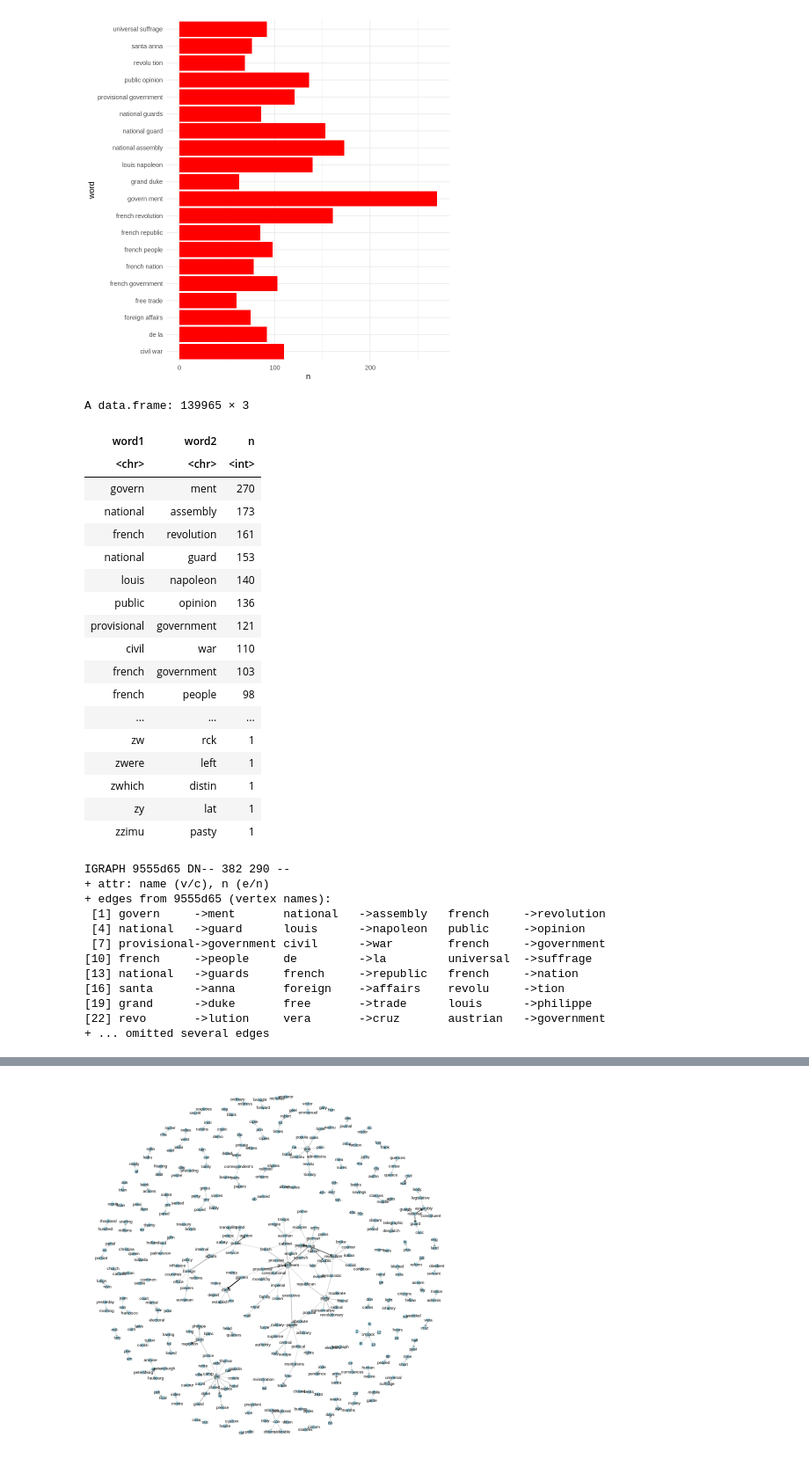
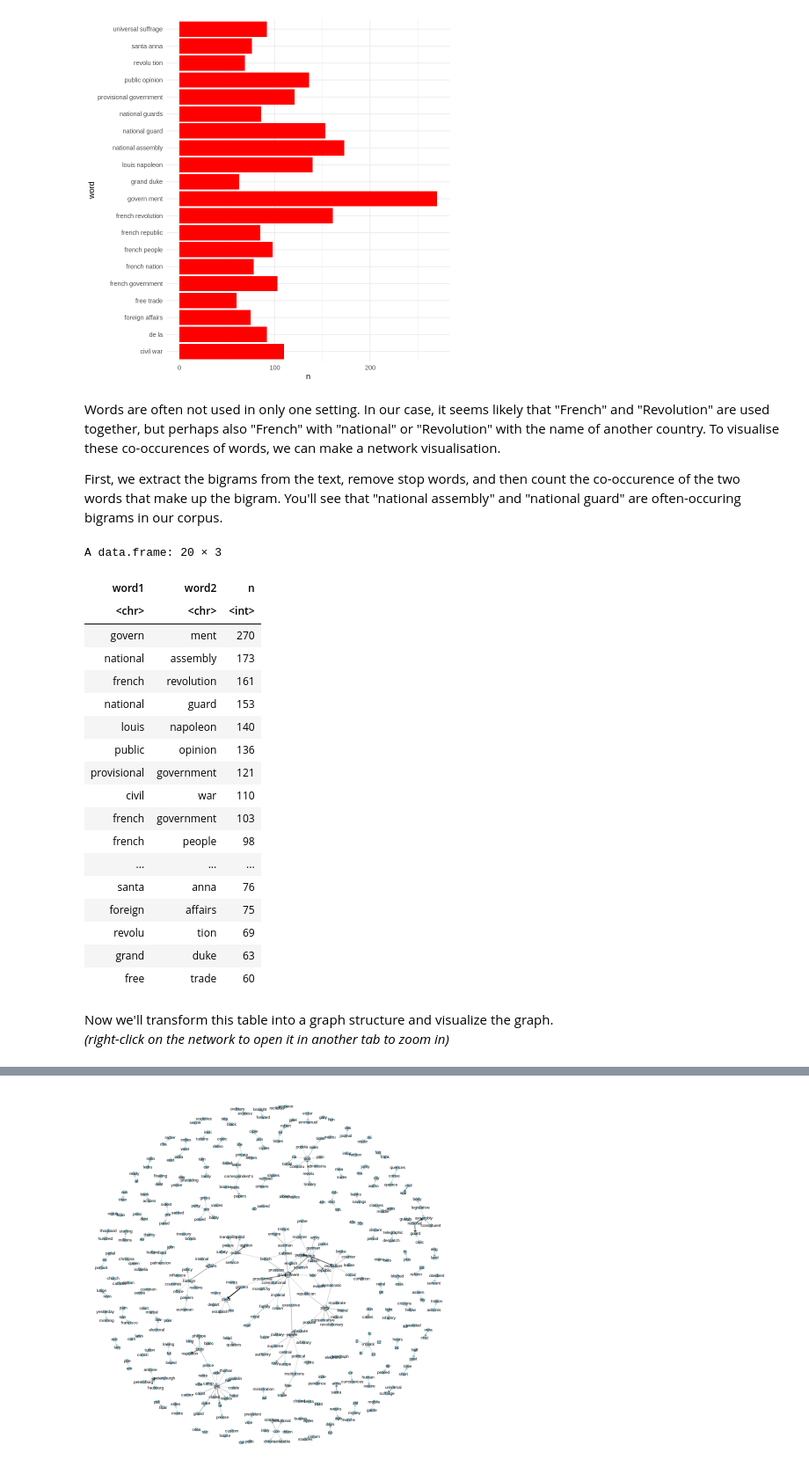
Before and after one commit to RubenSchalk/textcorpora, a Jupyter notebook: i_analyzer_r.ipynb, the cells around one changed output, grey strips where cells are left out. Shown at 88% size. Drawn from its saved outputs; the diff is of its cells as text; code cells hidden in the pictures.

```diff
--- a/i_analyzer_r.ipynb
+++ b/i_analyzer_r.ipynb
@@ -102,52 +108,43 @@ text %>%
   coord_flip()
 # %% [output]
 [figure]
+# %% [markdown]
+Words are often not used in only one setting. In our case, it seems likely that "French" and "Revolution" are used together, but perhaps also "French" with "national" or "Revolution" with the name of another country. To visualise these co-occurences of words, we can make a network visualisation.
+
+
+
+First, we extract the bigrams from the text, remove stop words, and then count the co-occurence of the two words that make up the bigram. You'll see that "national assembly" and "national guard" are often-occuring bigrams in our corpus.
 # %%
 bigram_counts <- text %>%
   unnest_tokens(bigram, txt, token = "ngrams", n = 2) %>%
   separate(bigram, c("word1", "word2"), sep = " ") %>%
   filter(!word1 %in% stop_words$word) %>%
   filter(!word2 %in% stop_words$word) %>%
   filter(!is.na(word1)) %>%
   filter(!is.na(word2)) %>%
   count(word1, word2, sort=TRUE)
 
-bigram_counts
-
-bigram_graph <- bigram_counts %>%
-  filter(n >= 15) %>%
-  graph_from_data_frame()
-
-bigram_graph
+bigram_counts%>% slice(1:20)
 # %% [output]
-A data.frame: 139965 × 3
+A data.frame: 20 × 3
 | word1 | word2 | n |
 | <chr> | <chr> | <int> |
 | govern | ment | 270 |
 | national | assembly | 173 |
 | french | revolution | 161 |
 | national | guard | 153 |
 | louis | napoleon | 140 |
 | public | opinion | 136 |
 | provisional | government | 121 |
 | civil | war | 110 |
 | french | government | 103 |
 | french | people | 98 |
 | ... | ... | ... |
-| zw | rck | 1 |
-| zwere | left | 1 |
-| zwhich | distin | 1 |
-| zy | lat | 1 |
-| zzimu | pasty | 1 |
+| santa | anna | 76 |
+| foreign | affairs | 75 |
+| revolu | tion | 69 |
+| grand | duke | 63 |
+| free | trade | 60 |
-IGRAPH 9555d65 DN-- 382 290 --
-+ attr: name (v/c), n (e/n)
-+ edges from 9555d65 (vertex names):
- [1] govern     ->ment       national   ->assembly   french     ->revolution
- [4] national   ->guard      louis      ->napoleon   public     ->opinion
- [7] provisional->government civil      ->war        french     ->government
-[10] french     ->people     de         ->la         universal  ->suffrage
-[13] national   ->guards     french     ->republic   french     ->nation
-[16] santa      ->anna       foreign    ->affairs    revolu     ->tion
-[19] grand      ->duke       free       ->trade      louis      ->philippe
-[22] revo       ->lution     vera       ->cruz       austrian   ->government
-+ ... omitted several edges
+# %% [markdown]
+Now we'll transform this table into a graph structure and visualize the graph.
+*(right-click on the network to open it in another tab to zoom in)*
```
Also changed, not shown: parts of 4 cells of this notebook.
